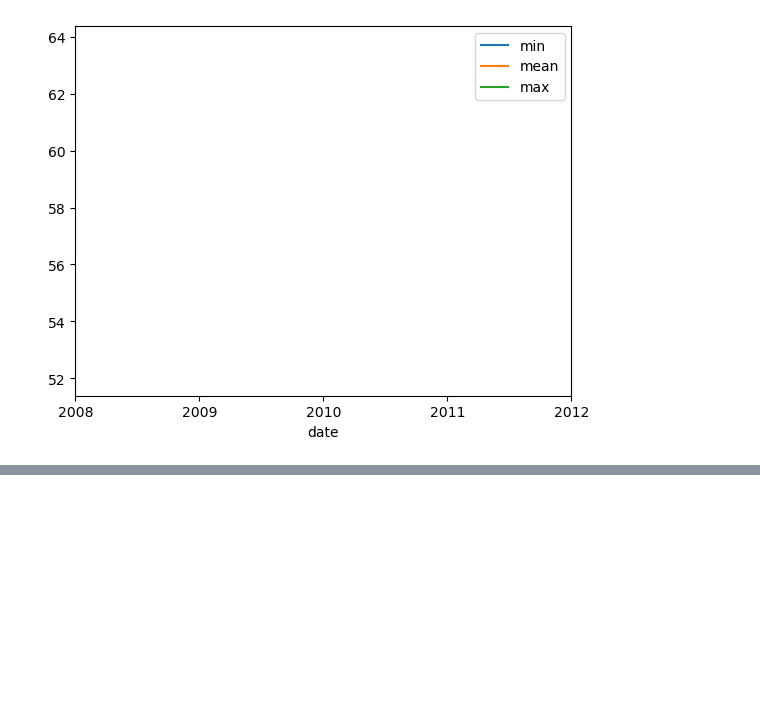
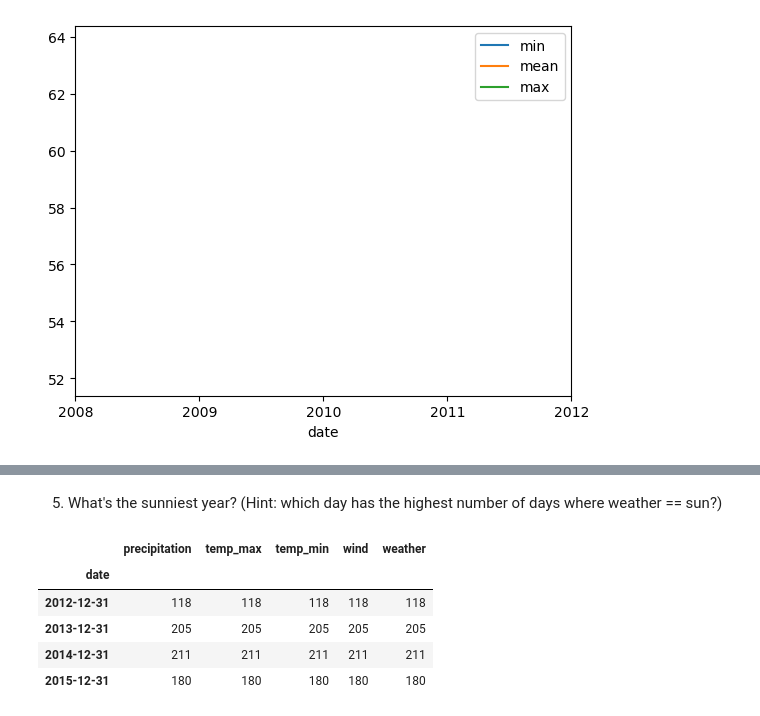
Before and after one commit to Keila-Camarillo/time_series_exercises, a Jupyter notebook: time_series.ipynb, the cells around one changed output, grey strips where cells are left out. Cells and saved outputs as stored; diff of their text form; code cells hidden in the pictures; blank space fills up the shorter version.

```diff
--- a/time_series.ipynb
+++ b/time_series.ipynb
@@ -168,0 +218,13 @@ plt.show()
+# %% [markdown]
+5. What's the sunniest year? (Hint: which day has the highest number of days where weather == sun?)
+# %%
+sun_subset = df[df.weather=="sun"]
+# %%
+sun_subset.resample('Y').count()
+# %% [output]
+|  | precipitation | temp_max | temp_min | wind | weather |
+| date |  |  |  |  |  |
+| 2012-12-31 | 118 | 118 | 118 | 118 | 118 |
+| 2013-12-31 | 205 | 205 | 205 | 205 | 205 |
+| 2014-12-31 | 211 | 211 | 211 | 211 | 211 |
+| 2015-12-31 | 180 | 180 | 180 | 180 | 180 |
```
Also changed, not shown: parts of 13 cells of this notebook.
